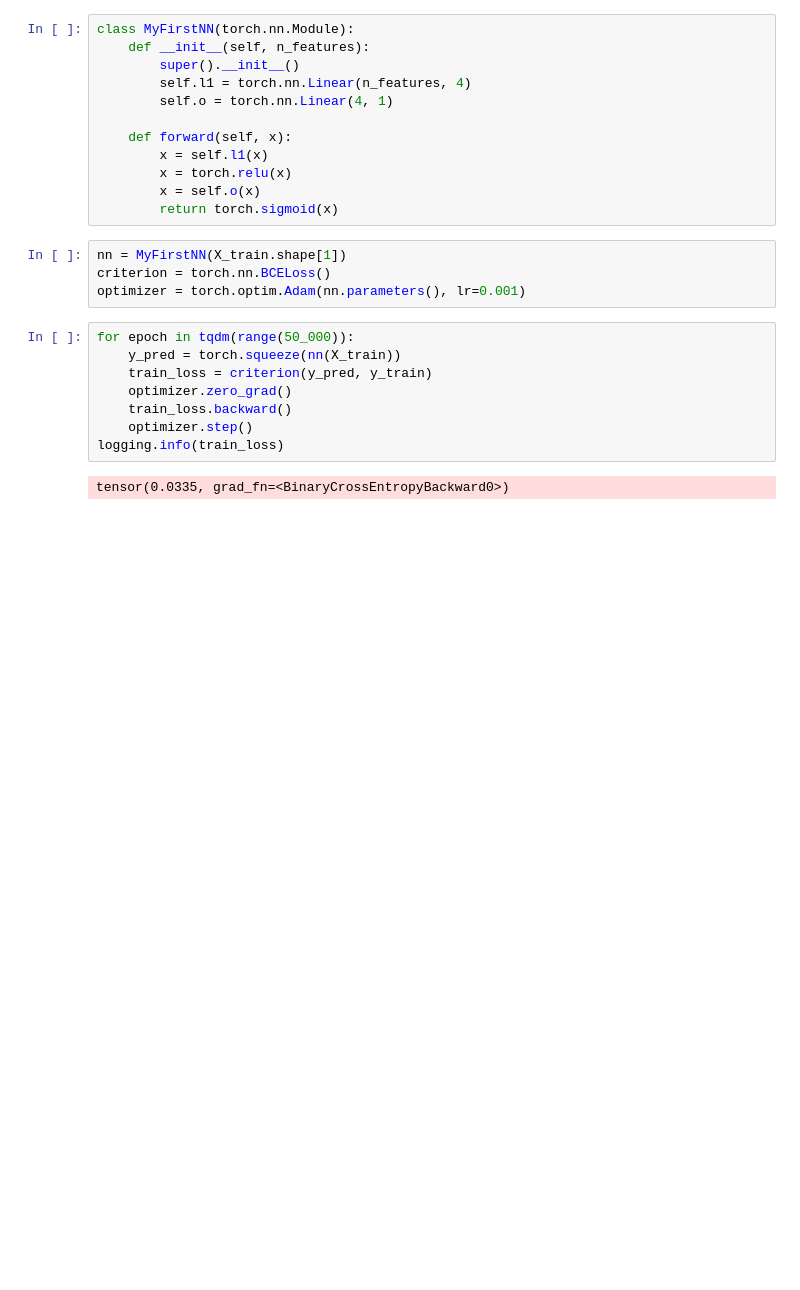
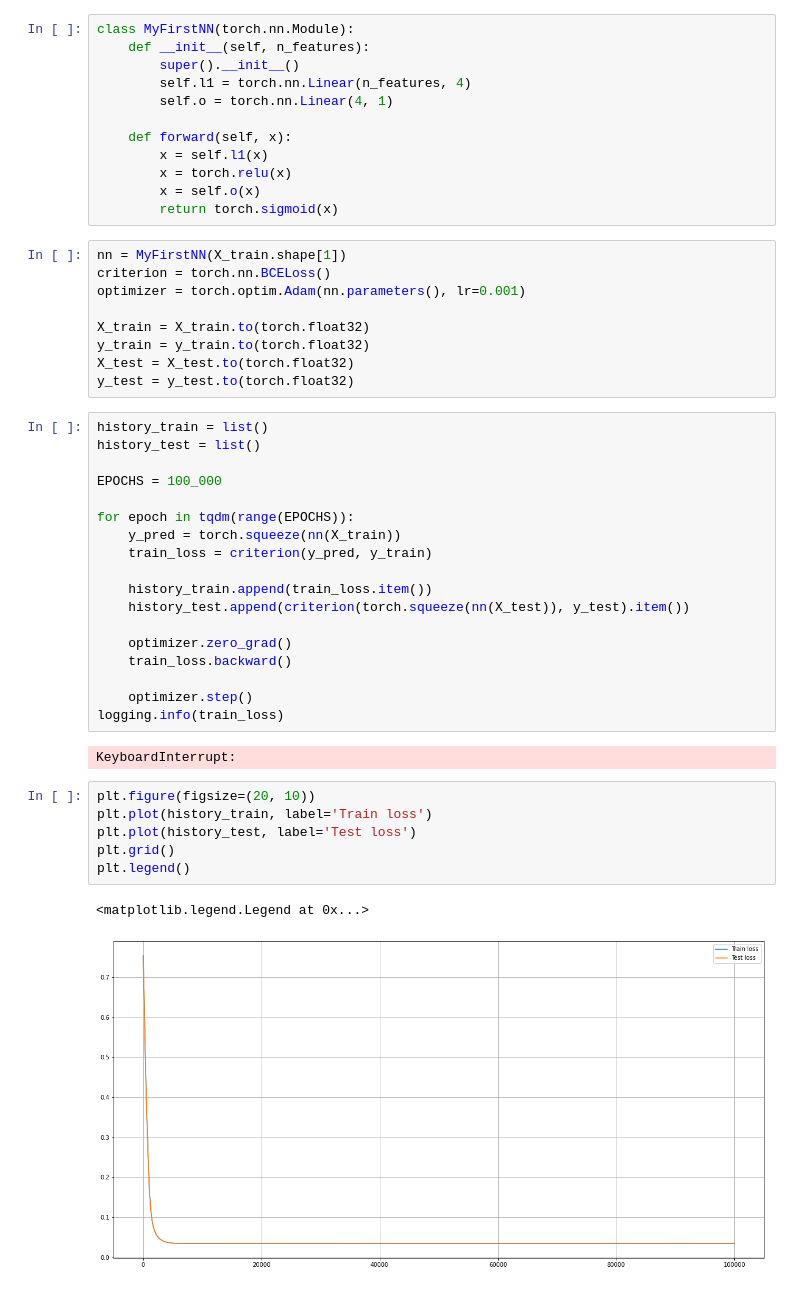
Before and after one commit to gmacario/10k, a Jupyter notebook: NN4 PyTorch intro.ipynb, the cells around one changed output. Cells and saved outputs as stored; diff of their text form; blank space fills up the shorter version.

```diff
--- a/NN4 PyTorch intro.ipynb
+++ b/NN4 PyTorch intro.ipynb
@@ -96,16 +96,40 @@ class MyFirstNN(torch.nn.Module):
 nn = MyFirstNN(X_train.shape[1])
 criterion = torch.nn.BCELoss()
 optimizer = torch.optim.Adam(nn.parameters(), lr=0.001)
+
+X_train = X_train.to(torch.float32)
+y_train = y_train.to(torch.float32)
+X_test = X_test.to(torch.float32)
+y_test = y_test.to(torch.float32)
 # %%
-for epoch in tqdm(range(50_000)):
+history_train = list()
+history_test = list()
+
+EPOCHS = 100_000
+
+for epoch in tqdm(range(EPOCHS)):
     y_pred = torch.squeeze(nn(X_train))
     train_loss = criterion(y_pred, y_train)
+
+    history_train.append(train_loss.item())
+    history_test.append(criterion(torch.squeeze(nn(X_test)), y_test).item())
+
     optimizer.zero_grad()
     train_loss.backward()
+
     optimizer.step()
 logging.info(train_loss)
 # %% [output]
-tensor(0.0335, grad_fn=<BinaryCrossEntropyBackward0>)
+KeyboardInterrupt:
+# %%
+plt.figure(figsize=(20, 10))
+plt.plot(history_train, label='Train loss')
+plt.plot(history_test, label='Test loss')
+plt.grid()
+plt.legend()
+# %% [output]
+<matplotlib.legend.Legend at 0x...>
+[figure, added]
 # %%
 r = np.linspace(-3, 3, 1_000)
 grid = [[x, y] for x, y in product(r, repeat=2)]
```
Also changed, not shown: parts of 4 cells of this notebook.
